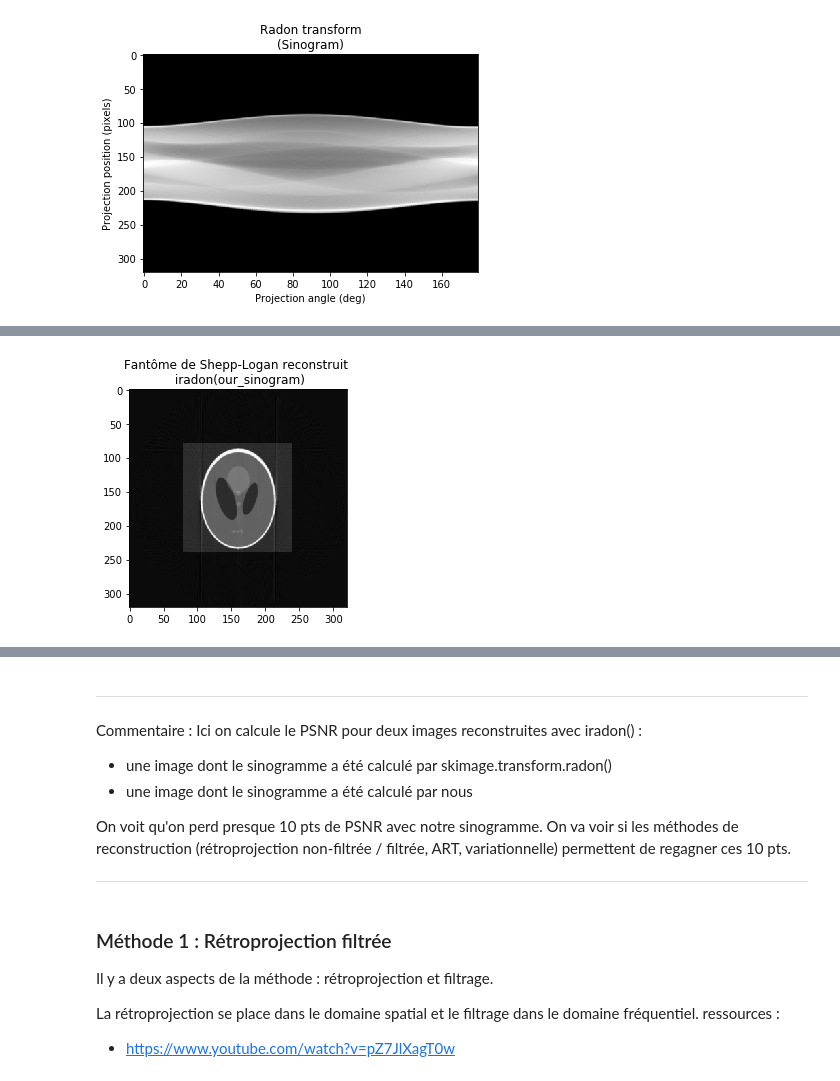
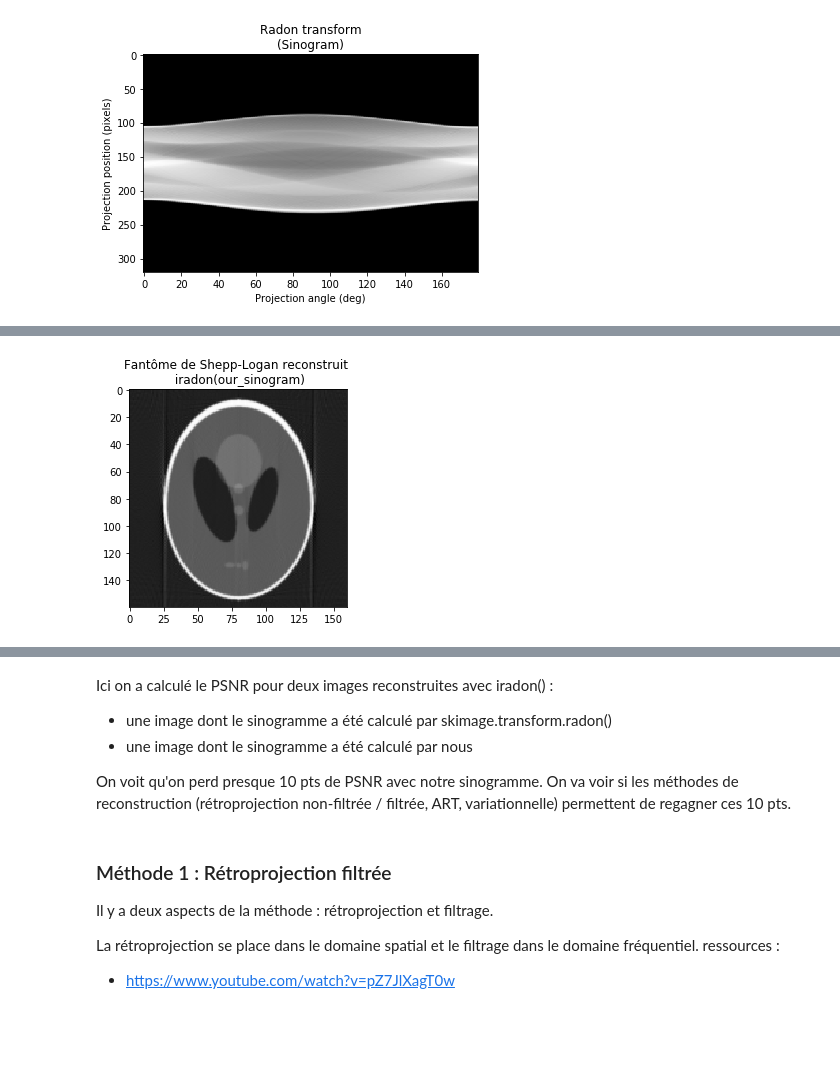
Before and after one commit to SimonTreil/Tomographie, a Jupyter notebook: Projet_Tomo_Zaza_1512.ipynb, the cells around one changed output, grey strips where cells are left out. Cells and saved outputs as stored; diff of their text form; code cells hidden in the pictures; blank space fills up the shorter version.

```diff
--- a/Projet_Tomo_Zaza_1512.ipynb
+++ b/Projet_Tomo_Zaza_1512.ipynb
@@ -192,11 +192,11 @@ PSNR de référence :  25.84277900643425
 # %%
 iradon_our_sinogram = iradon(our_sinogram)
 crop_iradon_our_sinogram = normalize_img(iradon_our_sinogram[int(L/2):L+int(L/2),int(C/2):C+int(C/2)])
 
-plt.imshow(iradon_our_sinogram, cmap=plt.cm.Greys_r)
+plt.imshow(crop_iradon_our_sinogram, cmap=plt.cm.Greys_r)
 plt.title('Fantôme de Shepp-Logan reconstruit \n iradon(our_sinogram)')
 plt.show()
 
 print("PSNR : ", psnr(img, crop_iradon_our_sinogram)) #img true, img_test
 # %% [output]
-[figure, old version]
+[figure, new version]
@@ -204,11 +204,9 @@ PSNR :  17.32286655798604
 # %% [markdown]
-___
-Commentaire : Ici on calcule le PSNR pour deux images reconstruites avec iradon() :
+Ici on a calculé le PSNR pour deux images reconstruites avec iradon() :
 - une image dont le sinogramme a été calculé par skimage.transform.radon()
 - une image dont le sinogramme a été calculé par nous
 
 On voit qu'on perd presque 10 pts de PSNR avec notre sinogramme. On va voir si les méthodes de reconstruction (rétroprojection non-filtrée / filtrée, ART, variationnelle) permettent de regagner ces 10 pts.
-___
 # %% [markdown]
 ### Méthode 1 : Rétroprojection filtrée
 
```
Also changed, not shown: parts of 36 cells of this notebook.
